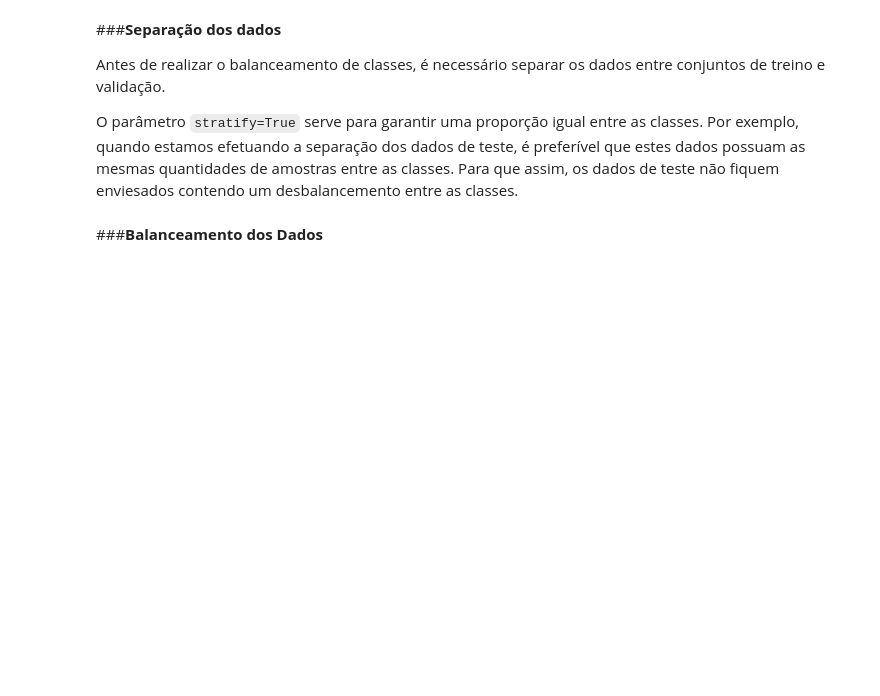
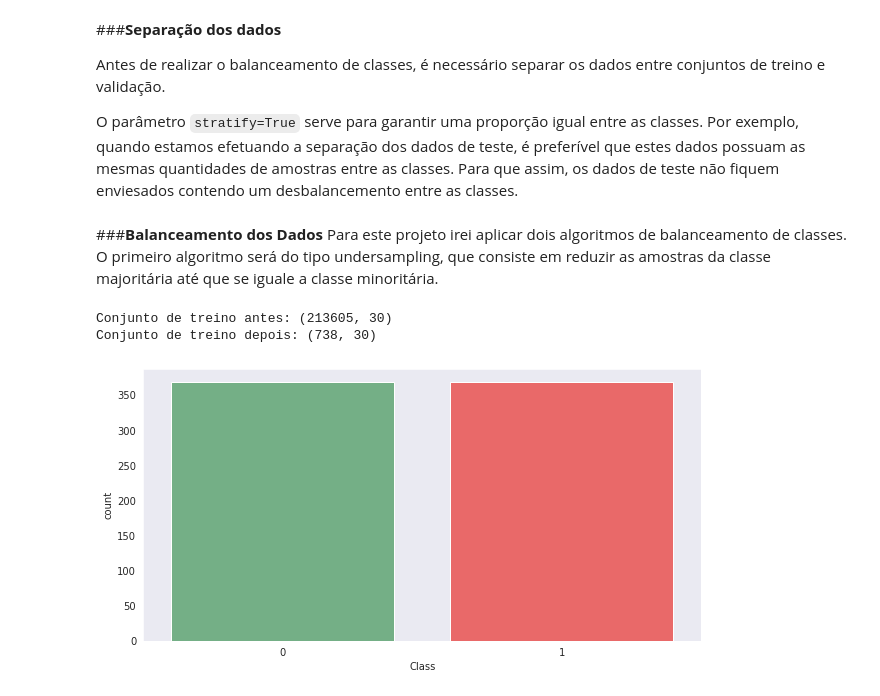
Before and after one commit to brayannmb/projeto_fraudes_cartao_credito, a Jupyter notebook: Detecção_Fraudes.ipynb, the cells around one changed output. Saved outputs shown, nothing was run; the diff lists cells and outputs as text; code cells hidden in the pictures; blank space fills up the shorter version.

```diff
--- a/Detecção_Fraudes.ipynb
+++ b/Detecção_Fraudes.ipynb
@@ -406,6 +406,28 @@ from sklearn.model_selection import train_test_split
 X = df_padronizado.drop('Class', axis=1)
 y = df_padronizado['Class']
 
-X_train, y_train, X_test, y_test = train_test_split(X, y, stratify=y, shuffle=True)
+X_train, X_test, y_train, y_test = train_test_split(X, y, stratify=y, shuffle=True, random_state=42)
-# %% [markdown]
-###**Balanceamento dos Dados**
+# %% [markdown]
+###**Balanceamento dos Dados**
+Para este projeto irei aplicar dois algoritmos de balanceamento de classes. O primeiro algoritmo será do tipo undersampling, que consiste em reduzir as amostras da classe majoritária até que se iguale a classe minoritária.
+# %%
+from imblearn.under_sampling import NearMiss
+
+undersample = NearMiss()
+
+print(f'Conjunto de treino antes: {X_train.shape}')
+
+X_train, y_train = undersample.fit_resample(X_train, y_train)
+
+print(f'Conjunto de treino depois: {X_train.shape}')
+# %% [output]
+Conjunto de treino antes: (213605, 30)
+Conjunto de treino depois: (738, 30)
+# %%
+fig, ax= plt.subplots(figsize=(10,5))
+
+sns.countplot(y_train, palette=['#6ab982', '#ff5353'], ax=ax)
+
+plt.show()
+# %% [output]
+[figure, added]
```
